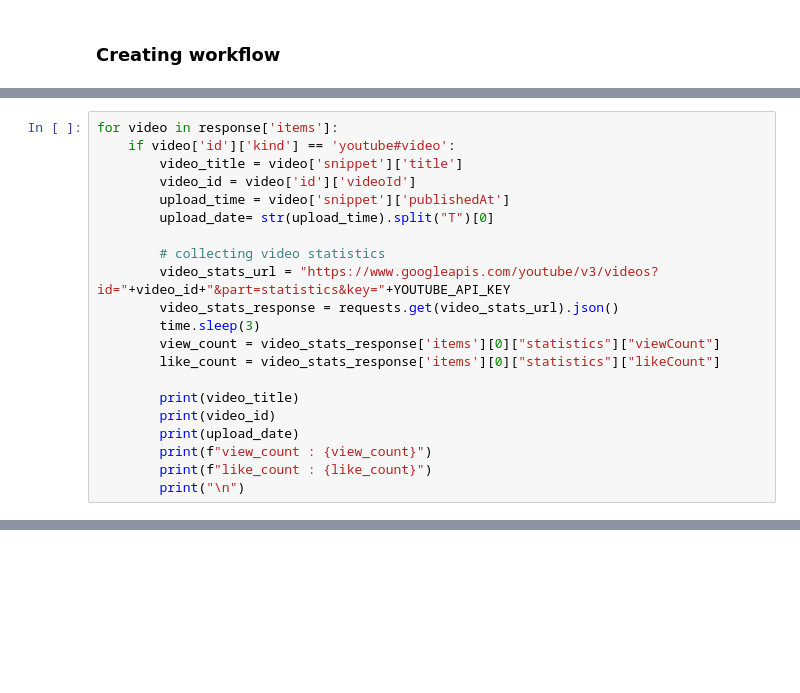
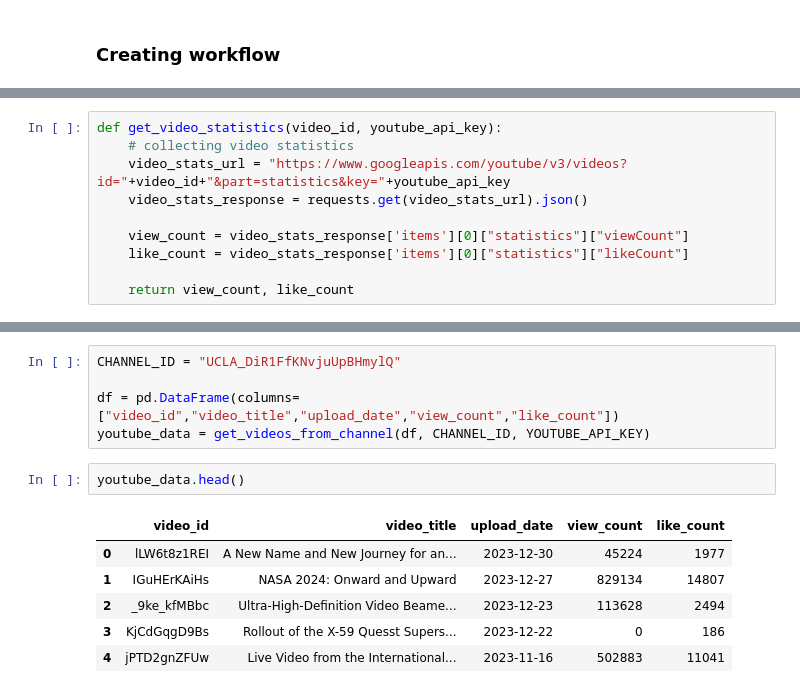
Before and after one commit to GALACICEK/DataScience, a Jupyter notebook: 4-api-youtube.ipynb, the cells around one changed output, grey strips where cells are left out. Cells and saved outputs as stored; diff of their text form; blank space fills up the shorter version.

Commit message:
Updated youtube functions

```diff
--- a/4-api-youtube.ipynb
+++ b/4-api-youtube.ipynb
@@ -164,21 +262,10 @@ video_response['items'][0]['statistics']
 # %%
-for video in response['items']:
-    if video['id']['kind'] == 'youtube#video':
-        video_title = video['snippet']['title']
-        video_id = video['id']['videoId']
-        upload_time = video['snippet']['publishedAt']
-        upload_date= str(upload_time).split("T")[0]
+def get_video_statistics(video_id, youtube_api_key):
+    # collecting video statistics
+    video_stats_url = "https://www.googleapis.com/youtube/v3/videos?id="+video_id+"&part=statistics&key="+youtube_api_key
+    video_stats_response = requests.get(video_stats_url).json()
 
-        # collecting video statistics
-        video_stats_url = "https://www.googleapis.com/youtube/v3/videos?id="+video_id+"&part=statistics&key="+YOUTUBE_API_KEY
-        video_stats_response = requests.get(video_stats_url).json()
-        time.sleep(3)
-        view_count = video_stats_response['items'][0]["statistics"]["viewCount"]
-        like_count = video_stats_response['items'][0]["statistics"]["likeCount"]
+    view_count = video_stats_response['items'][0]["statistics"]["viewCount"]
+    like_count = video_stats_response['items'][0]["statistics"]["likeCount"]
 
-        print(video_title)
-        print(video_id)
-        print(upload_date)
-        print(f"view_count : {view_count}")
-        print(f"like_count : {like_count}")
-        print("\n")
+    return view_count, like_count
@@ -232,0 +301,14 @@ AttributeError: 'DataFrame' object has no attribute 'concat'
+# %%
+CHANNEL_ID = "UCLA_DiR1FfKNvjuUpBHmylQ"
+
+df = pd.DataFrame(columns=["video_id","video_title","upload_date","view_count","like_count"])
+youtube_data = get_videos_from_channel(df, CHANNEL_ID, YOUTUBE_API_KEY)
+# %%
+youtube_data.head()
+# %% [output]
+|  | video_id | video_title | upload_date | view_count | like_count |
+| 0 | lLW6t8z1REI | A New Name and New Journey for an... | 2023-12-30 | 45224 | 1977 |
+| 1 | IGuHErKAiHs | NASA 2024: Onward and Upward | 2023-12-27 | 829134 | 14807 |
+| 2 | _9ke_kfMBbc | Ultra-High-Definition Video Beame... | 2023-12-23 | 113628 | 2494 |
+| 3 | KjCdGqgD9Bs | Rollout of the X-59 Quesst Supers... | 2023-12-22 | 0 | 186 |
+| 4 | jPTD2gnZFUw | Live Video from the International... | 2023-11-16 | 502883 | 11041 |
```
Also changed, not shown: parts of 20 cells of this notebook.
